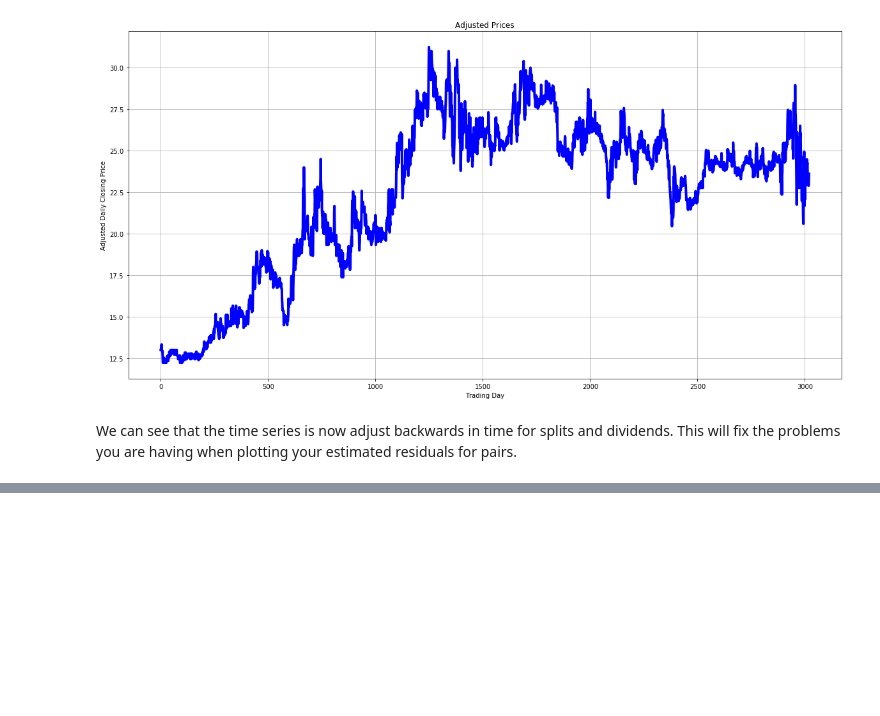
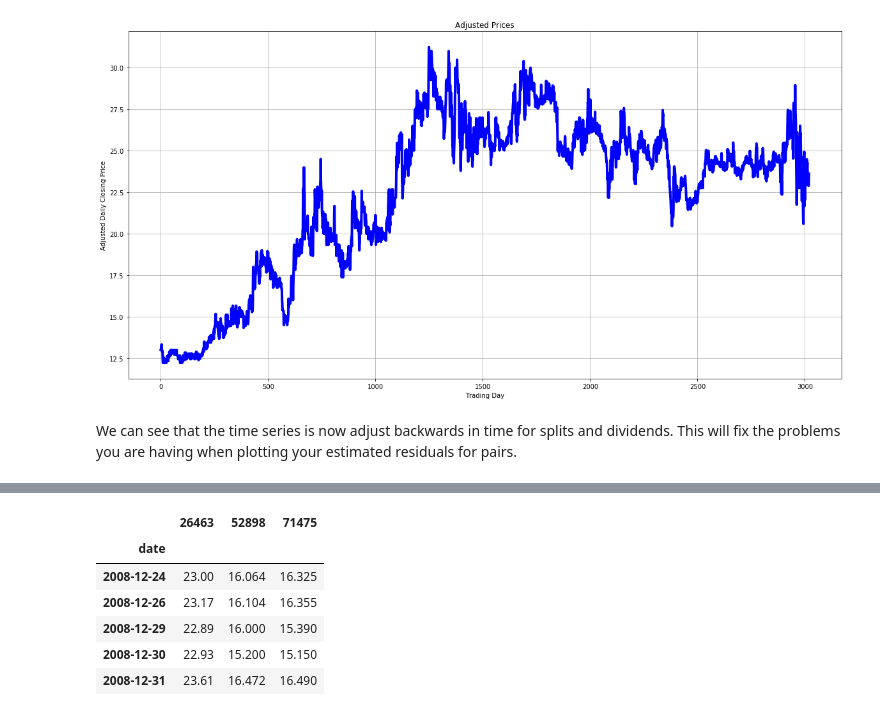
Before and after one commit to broughtj/Fin5330, a Jupyter notebook: Exams/Exam1/Adjusting-Stock-Prices.ipynb, the cells around one changed output, grey strips where cells are left out. Drawn from its saved outputs; the diff is of its cells as text; code cells hidden in the pictures; blank space fills up the shorter version.

```diff
--- a/Exams/Exam1/Adjusting-Stock-Prices.ipynb
+++ b/Exams/Exam1/Adjusting-Stock-Prices.ipynb
@@ -161,0 +213,10 @@ We can see that the time series is now adjust backwards in time for splits and d
+# %%
+df.tail()
+# %% [output]
+|  | 26463 | 52898 | 71475 |
+| date |  |  |  |
+| 2008-12-24 | 23.00 | 16.064 | 16.325 |
+| 2008-12-26 | 23.17 | 16.104 | 16.355 |
+| 2008-12-29 | 22.89 | 16.000 | 15.390 |
+| 2008-12-30 | 22.93 | 15.200 | 15.150 |
+| 2008-12-31 | 23.61 | 16.472 | 16.490 |
```
Also changed, not shown: parts of 5 cells of this notebook, 2 other files.
